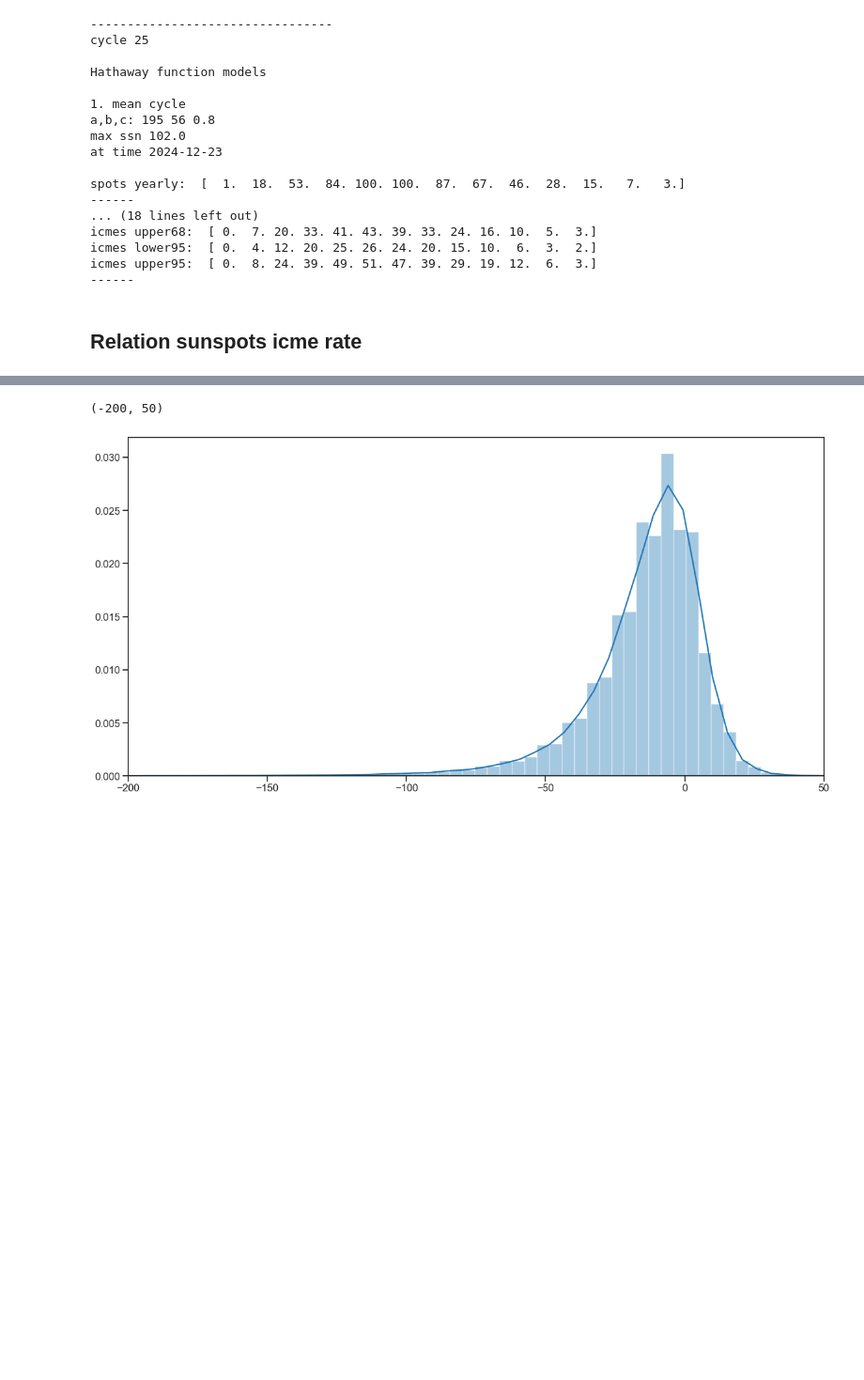
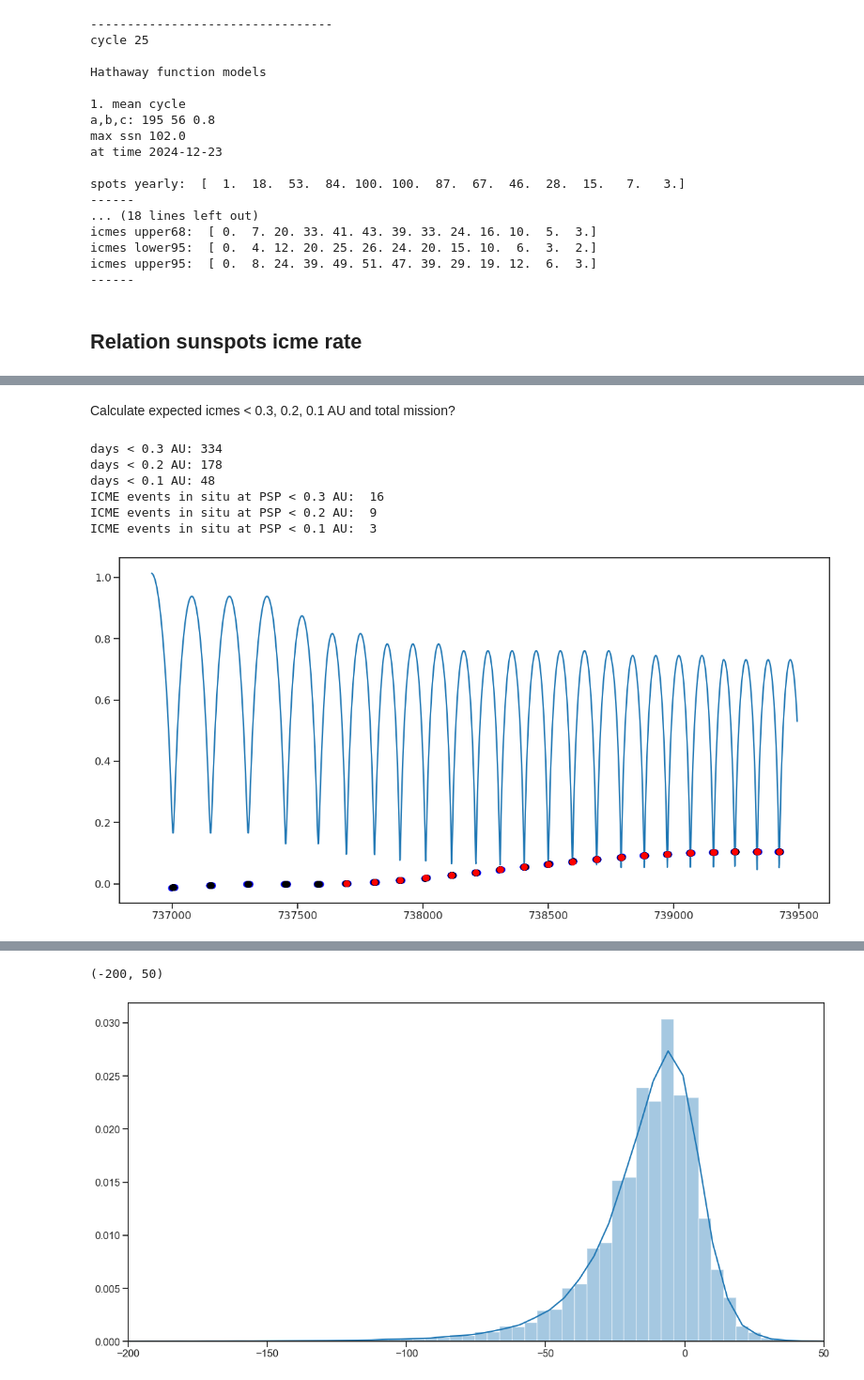
Before and after one commit to cmoestl/heliocats, a Jupyter notebook: cme_rate.ipynb, the cells around one changed output, grey strips where cells are left out. Shown at 94% size. Saved outputs shown, nothing was run; the diff lists cells and outputs as text; code cells hidden in the pictures; blank space fills up the shorter version.

Commit message:
psp added to cme_rate

```diff
--- a/cme_rate.ipynb
+++ b/cme_rate.ipynb
@@ -945,6 +956,9 @@ print()
 ################################### SC25PP
 #### https://www.swpc.noaa.gov/products/solar-cycle-progression
 
+
+#**************** get data from noaa plot and fit hathaway
+
 print('2. SC25 PP 2019')
 #PP prediction 115.3 max in July 2025
 app=220
@@ -1009,9 +1023,16 @@ print('spots yearly',np.rint(spots_predict_25))
 icmes_predict_25=spots_predict_25/conversion_factor_spots_to_icmes
 icmes_predict_25_lower68=spots_predict_25_lower68/conversion_factor_spots_to_icmes
 icmes_predict_25_upper68=spots_predict_25_upper68/conversion_factor_spots_to_icmes
-
 icmes_predict_25_lower95=spots_predict_25_lower95/conversion_factor_spots_to_icmes
 icmes_predict_25_upper95=spots_predict_25_upper95/conversion_factor_spots_to_icmes
+
+
+#same daily
+icmes_predict_25_daily=spots_predict_25_daily/conversion_factor_spots_to_icmes
+icmes_predict_25_daily_lower68=spots_predict_25_lower68/conversion_factor_spots_to_icmes
+icmes_predict_25_daily_upper68=spots_predict_25_upper68/conversion_factor_spots_to_icmes
+icmes_predict_25_daily_lower95=spots_predict_25_lower95/conversion_factor_spots_to_icmes
+icmes_predict_25_daily_upper95=spots_predict_25_upper95/conversion_factor_spots_to_icmes
 
 
 
@@ -1155,0 +1185,44 @@ spots/icmes: 6.0
+# %% [markdown]
+Calculate expected icmes < 0.3, 0.2, 0.1 AU and total mission?
+# %%
+#positions less 0.3 AU
+psp_l03=np.where(psp_r < 0.3)[0]
+#positions less 0.2 AU
+psp_l02=np.where(psp_r < 0.2)[0]
+#positions less 0.1 AU
+psp_l01=np.where(psp_r < 0.1)[0]
+
+
+print('days < 0.3 AU:',psp_l03.size)
+print('days < 0.2 AU:',psp_l02.size)
+print('days < 0.1 AU:',psp_l01.size)
+
+
+
+psp_time_num[psp_l03]
+psp_r[psp_l03]
+times_25_daily_num=mdates.date2num(times_25_daily)
+ic25=icmes_predict_25_daily/365.24
+
+
+plt.plot(psp_time_num,psp_r)
+
+#calculate icme rate again for the psp_times
+icmes_psp_predict=hs.hathaway(psp_time, start_25-shift_t0,a,b,c)/conversion_factor_spots_to_icmes/365.24
+
+plt.plot(psp_time_num[psp_l03],icmes_psp_predict[psp_l03],'ob')
+plt.plot(psp_time_num[psp_l02],icmes_psp_predict[psp_l02],'ok')
+plt.plot(psp_time_num[psp_l01],icmes_psp_predict[psp_l01],'or')
+
+print('ICME events in situ at PSPtotal mission : ', int(np.rint(np.sum(icmes_psp_predict[psp_l03]))))
+print('ICME events in situ at PSP < 0.3 AU: ', int(np.rint(np.sum(icmes_psp_predict[psp_l03]))))
+print('ICME events in situ at PSP < 0.2 AU: ', int(np.rint(np.sum(icmes_psp_predict[psp_l02]))))
+print('ICME events in situ at PSP < 0.1 AU: ', int(np.rint(np.sum(icmes_psp_predict[psp_l01]))))
+# %% [output]
+days < 0.3 AU: 334
+days < 0.2 AU: 178
+days < 0.1 AU: 48
+ICME events in situ at PSP < 0.3 AU:  16
+ICME events in situ at PSP < 0.2 AU:  9
+ICME events in situ at PSP < 0.1 AU:  3
+[figure, added]
```
Also changed, not shown: parts of 19 cells of this notebook, 2 other files.
